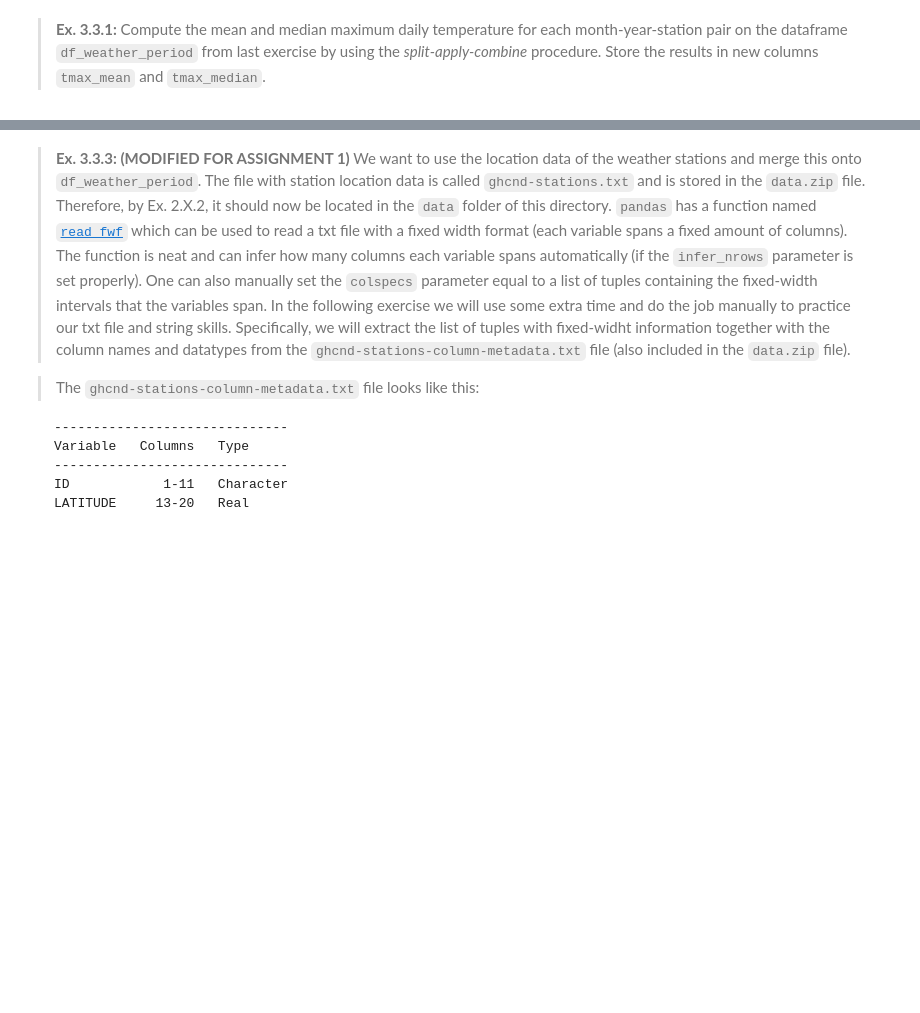
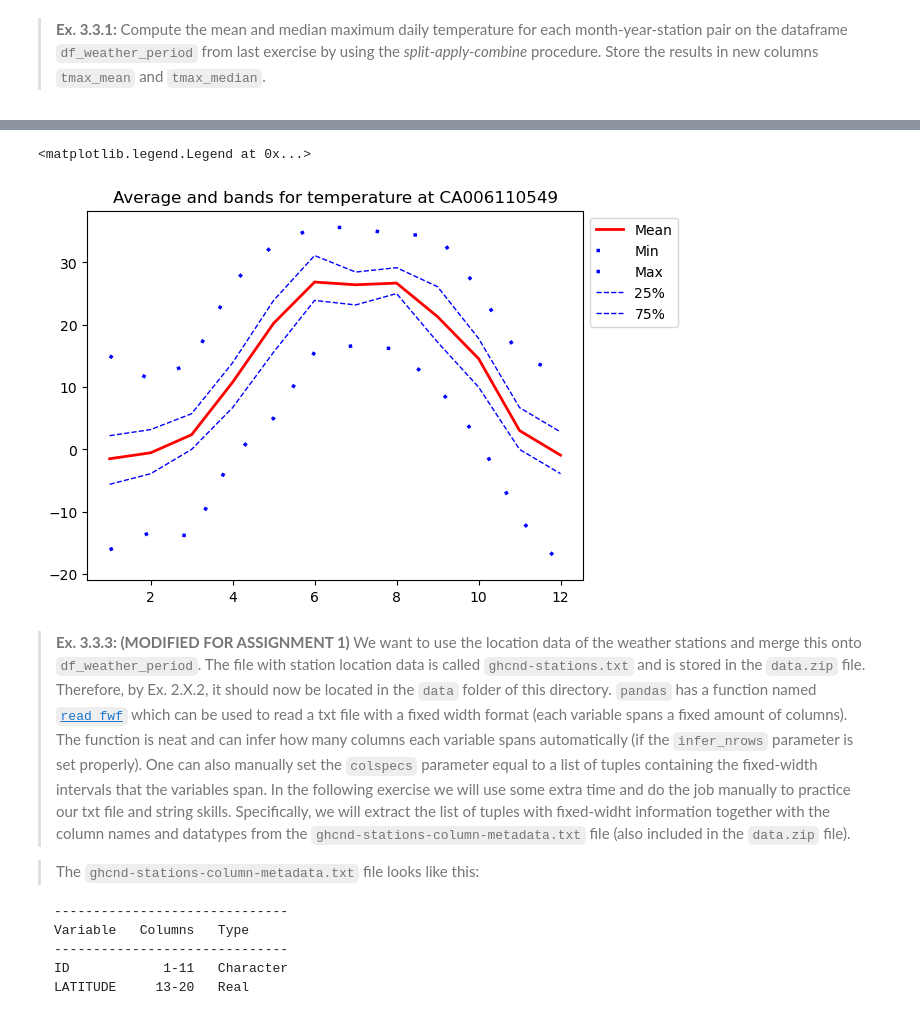
Before and after one commit to Gr-Elena/isds2023_group31, a Jupyter notebook: assignment_1_elena.ipynb, the cells around one changed output, grey strips where cells are left out. Saved outputs shown, nothing was run; the diff lists cells and outputs as text; code cells hidden in the pictures; blank space fills up the shorter version.

```diff
--- a/assignment_1_elena.ipynb
+++ b/assignment_1_elena.ipynb
@@ -136,0 +196,8 @@ raise NotImplementedError()
+# %%
+df_weather_period.area.astype('category')
+df_weather_period['obs_value_cat']= pd.qcut(df_weather_period.obs_value, q=[0, 0.1, 0.9, 1.0])
+
+
+df_weather_period['obs_value_cat_labeled']= pd.qcut(df_weather_period.obs_value, q=[0, 0.1, 0.9, 1.0], labels=['cold', 'medium', 'hot'])
+
+df_weather_period
@@ -143,0 +222,11 @@ raise NotImplementedError()
+# %%
+split_var=['month','year','station']
+apply_var=['obs_value']
+combine_var=['mean','median']
+
+df_weather_period['tmax_mean']=df_weather_period.groupby(split_var)[apply_var].transform('mean')
+df_weather_period['tmax_median']=df_weather_period.groupby(split_var)[apply_var].transform('median')
+df_weather_period
+
+combined= df_weather_period.groupby(split_var)[apply_var].agg(combine_var)
+combined
@@ -153,3 +255,39 @@ raise NotImplementedError()
+# %%
+import matplotlib.pyplot as plt
+import seaborn as sns
+
+obs_monthly = df_weather_period[df_weather_period['station'] == 'CA006110549']\
+                .groupby('month')\
+                .describe()\
+                .obs_value
+
+# data for the line plot
+X =   obs_monthly.index
+Y1 =  obs_monthly['mean']
+Y2 =  obs_monthly['min']
+Y3 =  obs_monthly['max']
+Y4 =  obs_monthly['25%']
+Y5 =  obs_monthly['75%']
+
+
+# Create a figure and axis
+fig, ax = plt.subplots(nrows = 1, ncols = 1)
+
+# Line Plot
+ax.plot(X,Y1, color = 'red', label = 'Mean', linewidth=2)
+ax.plot(X,Y2, color = 'blue', label = 'Min' ,linestyle=(0, (1, 10)),linewidth=2.5)
+ax.plot(X,Y3, color = 'blue', label = 'Max' ,linestyle=(0, (1, 10)),linewidth=2.5)
+ax.plot(X,Y4, color = 'blue', label = '25%', linestyle='dashed',linewidth=1 )
+ax.plot(X,Y5, color = 'blue', label = '75%',linestyle='dashed' ,linewidth=1)
+
+
+ax.set_title('Average and bands for temperature at CA006110549')
+
+# Add a legend
+ax.legend(loc='upper left', bbox_to_anchor=(1, 1))
+# %% [output]
+<matplotlib.legend.Legend at 0x...>
+[figure, added]
 # %% [markdown]
 > **Ex. 3.3.3: (MODIFIED FOR ASSIGNMENT 1)** We want to use the location data of the weather stations and merge this onto `df_weather_period`. The file with station location data is called  `ghcnd-stations.txt` and is stored in the `data.zip` file. Therefore, by Ex. 2.X.2, it should now be located in the `data` folder of this directory. `pandas` has a function named [`read_fwf`](https://pandas.pydata.org/docs/reference/api/pandas.read_fwf.html) which can be used to read a txt file with a fixed width format (each variable spans a fixed amount of columns). The function is neat and can infer how many columns each variable spans automatically (if the `infer_nrows` parameter is set properly). One can also manually set the `colspecs` parameter equal to a list of tuples containing the fixed-width intervals that the variables span. In the following exercise we will use some extra time and do the job manually to practice our txt file and string skills. Specifically, we will extract the list of tuples with fixed-widht information together with the column names and datatypes from the `ghcnd-stations-column-metadata.txt` file (also included in the `data.zip` file).
 
```
Also changed, not shown: parts of 14 cells of this notebook.
